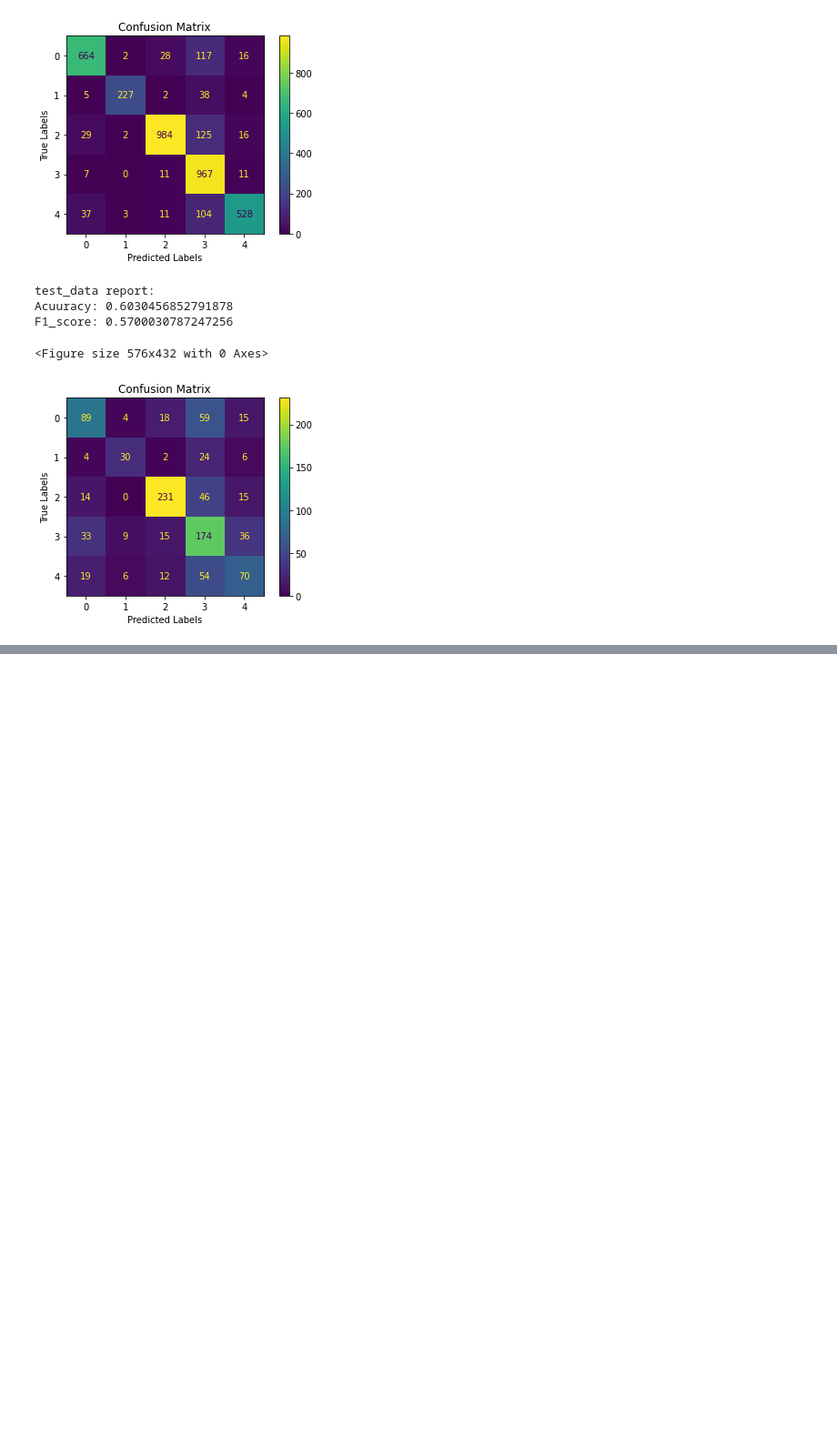
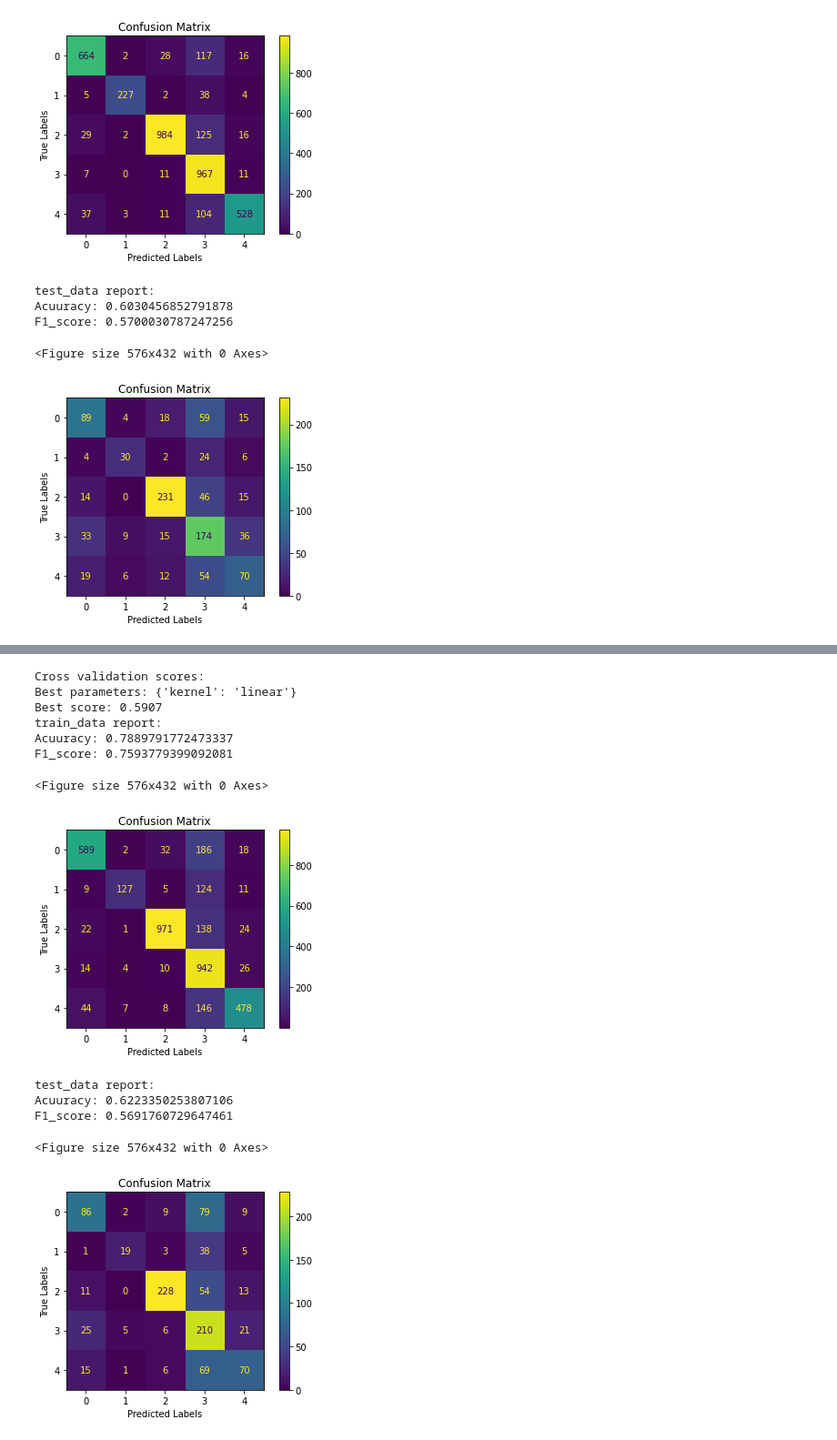
Before and after one commit to alib2014/Persian_sentiment_analysis, a Jupyter notebook: persian_sa.ipynb, the cells around one changed output, grey strips where cells are left out. Shown at 91% size. Saved outputs shown, nothing was run; the diff lists cells and outputs as text; code cells hidden in the pictures; blank space fills up the shorter version.

```diff
--- a/persian_sa.ipynb
+++ b/persian_sa.ipynb
@@ -481 +465,28 @@ F1_score: 0.5766789319725942
 [figure]
+# %%
+from sklearn.svm import SVC
+
+# Data splitting
+data5 = data.copy()
+train_data, test_data = splitter(data5)
+
+param_grid=[
+    {'kernel': ['linear','poly', 'rbf']}
+]
+
+svm = SVC(C=0.5)
+pipline(train_data, test_data, svm, param_grid)
+# %% [output]
+Cross validation scores:
+Best parameters: {'kernel': 'linear'}
+Best score: 0.5907
+train_data report:
+Acuuracy: 0.7889791772473337
+F1_score: 0.7593779399092081
+<Figure size 576x432 with 0 Axes>
+[figure, added]
+test_data report:
+Acuuracy: 0.6223350253807106
+F1_score: 0.5691760729647461
+<Figure size 576x432 with 0 Axes>
+[figure, added]
```
Also changed, not shown: parts of 29 cells of this notebook.
